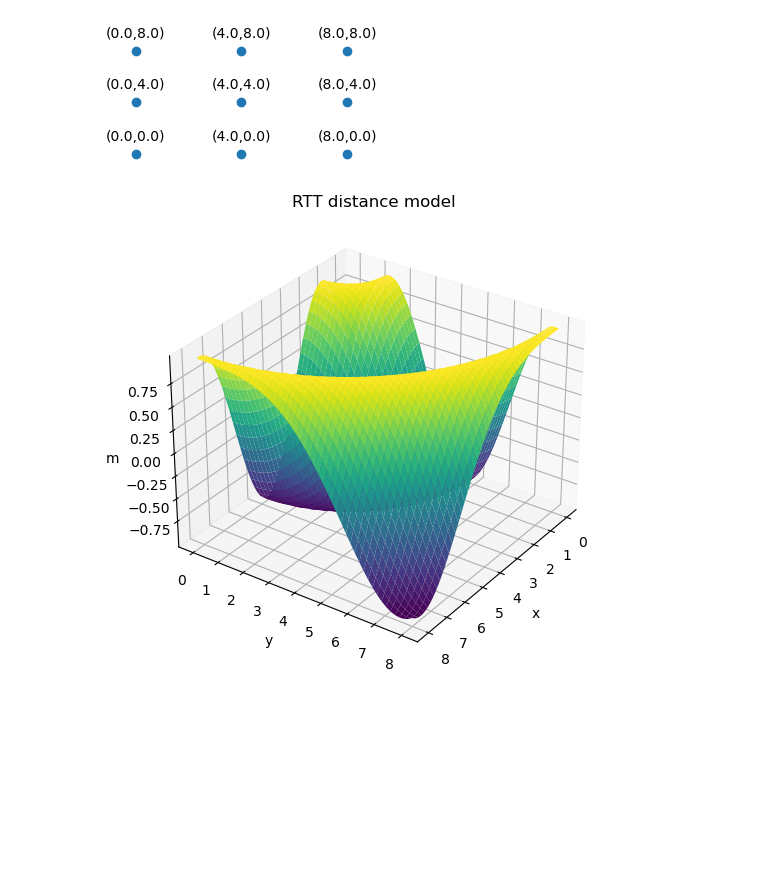
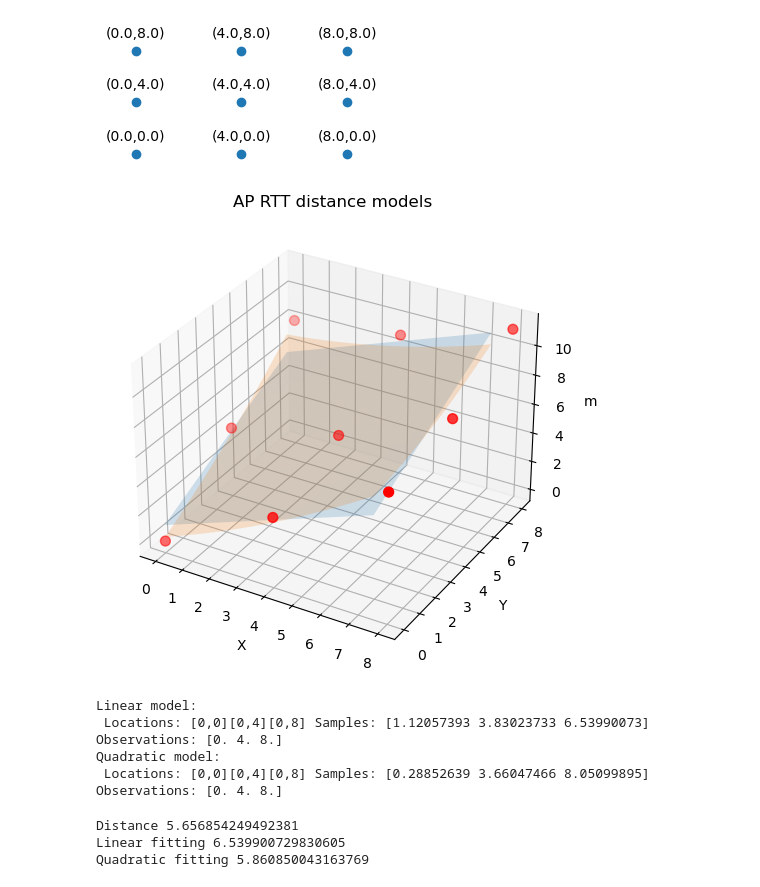
Before and after one commit to carlogattuso/Indoor_Positioning_RTT_GPR, a Jupyter notebook: src/dev/surface_fitting.ipynb, the cells around one changed output. Cells and saved outputs as stored; diff of their text form; code cells hidden in the pictures; blank space fills up the shorter version.

Commit message:
surface fitting plots and test done

```diff
--- a/src/dev/surface_fitting.ipynb
+++ b/src/dev/surface_fitting.ipynb
@@ -12,6 +11,7 @@ Plot styling
 %matplotlib inline
 plt.rcParams['figure.dpi'] = 100
 plt.rcParams['figure.figsize'] = [8, 6]
+mpl.rcParams['legend.fontsize'] = 10
 # %%
 """
 Locations plot
@@ -52,4 +87 @@ ap_loc = locations[0]
 d_RTT = compute_euclidean_distance_vector(ap_loc, locations)
-# %%
-def surface_fit(x, y):
-    return np.sin(np.sqrt(x ** 2 + y ** 2))
@@ -62,14 +88,56 @@ Z = surface_fit(X, Y)
-# %%
-fig = plt.figure()
-ax = plt.axes(projection='3d')
-
-ax.set_xlabel('x')
-ax.set_ylabel('y')
-ax.set_zlabel('m')
-
-ax.view_init(30, 35)
-
-ax.plot_surface(X, Y, Z, rstride=1, cstride=1, cmap='viridis', edgecolor='none')
-ax.set_title('RTT distance model');
-# %% [output]
-[figure, removed]
+# %%
+"""
+Surface fitting values
+"""
+
+# Plot domain
+X,Y = np.meshgrid(np.arange(0.0, 8.0, 0.5), np.arange(0.0, 8.0, 0.5))
+
+#Model fitting and surface estimation
+model_1 = surface_fit(locations, d_RTT)
+model_2 = surface_fit(locations, d_RTT, 2)
+
+Z_1 = sample_distance(X, Y, model_1)
+Z_2 = sample_distance(X, Y, model_2)
+# %%
+"""
+Surface fitting plot
+"""
+fig = plt.figure()
+ax = fig.gca(projection='3d')
+
+ax.plot_surface(X, Y, Z_1, rstride=1, cstride=1, alpha=0.2, label='linear')
+ax.plot_surface(X, Y, Z_2, rstride=1, cstride=1, alpha=0.2, label='quadratic')
+
+ax.scatter(locations[:,0], locations[:,1], d_RTT, c='r', s=50)
+
+plt.xlabel('X')
+plt.ylabel('Y')
+ax.set_zlabel('m')
+ax.axis('auto')
+
+plt.title('AP RTT distance models')
+plt.show()
+# %% [output]
+[figure, added]
+# %%
+test = sample_distance(np.array([0,0,0]), np.array([0,4,8]), model_1)
+print('Linear model:\n','Locations: [0,0][0,4][0,8]','Samples:',test,'Observations:',d_RTT[0:3])
+
+test = sample_distance(np.array([0,0,0]), np.array([0,4,8]), model_2)
+print('Quadratic model:\n','Locations: [0,0][0,4][0,8]','Samples:',test,'Observations:',d_RTT[0:3])
+# %% [output]
+Linear model:
+ Locations: [0,0][0,4][0,8] Samples: [1.12057393 3.83023733 6.53990073] Observations: [0. 4. 8.]
+Quadratic model:
+ Locations: [0,0][0,4][0,8] Samples: [0.28852639 3.66047466 8.05099895] Observations: [0. 4. 8.]
+# %%
+print("Distance",math.sqrt(32))
+test = sample_distance(np.array(4), np.array(4), model_1)
+print("Linear fitting", test)
+test = sample_distance(np.array(4), np.array(4), model_2)
+print("Quadratic fitting", test)
+# %% [output]
+Distance 5.656854249492381
+Linear fitting 6.539900729830605
+Quadratic fitting 5.860850043163769
```
Also changed, not shown: parts of 5 cells of this notebook.
